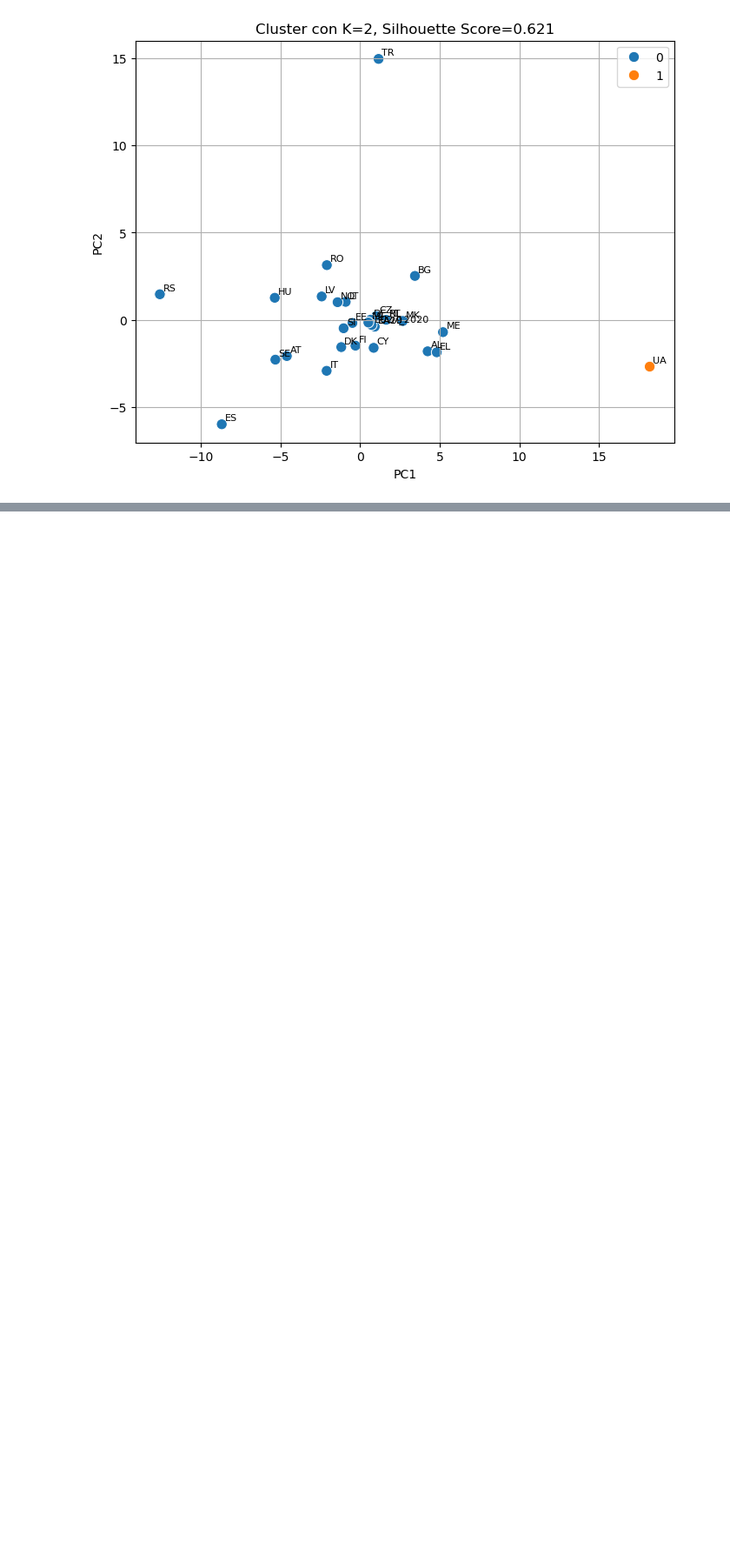
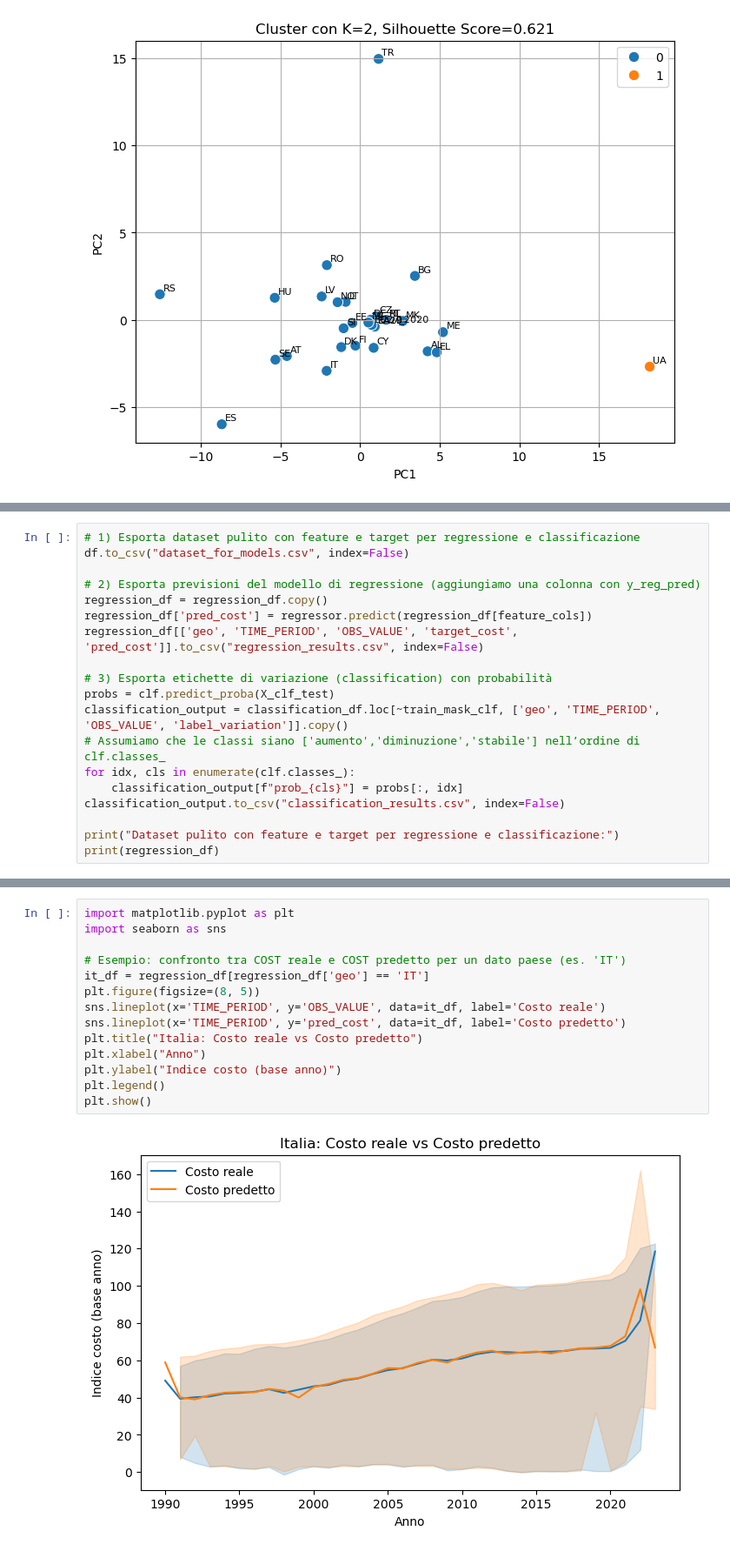
Before and after one commit to saccolucax2/DA_Project, a Jupyter notebook: code.ipynb, the cells around one changed output, grey strips where cells are left out. Shown: that part at 87% size. Cells and saved outputs as stored; diff of their text form; blank space fills up the shorter version.

```diff
--- a/code.ipynb
+++ b/code.ipynb
@@ -157,0 +491,19 @@ plt.show()
+# %%
+# 1) Esporta dataset pulito con feature e target per regressione e classificazione
+df.to_csv("dataset_for_models.csv", index=False)
+
+# 2) Esporta previsioni del modello di regressione (aggiungiamo una colonna con y_reg_pred)
+regression_df = regression_df.copy()
+regression_df['pred_cost'] = regressor.predict(regression_df[feature_cols])
+regression_df[['geo', 'TIME_PERIOD', 'OBS_VALUE', 'target_cost', 'pred_cost']].to_csv("regression_results.csv", index=False)
+
+# 3) Esporta etichette di variazione (classification) con probabilità
+probs = clf.predict_proba(X_clf_test)
+classification_output = classification_df.loc[~train_mask_clf, ['geo', 'TIME_PERIOD', 'OBS_VALUE', 'label_variation']].copy()
+# Assumiamo che le classi siano ['aumento','diminuzione','stabile'] nell’ordine di clf.classes_
+for idx, cls in enumerate(clf.classes_):
+    classification_output[f"prob_{cls}"] = probs[:, idx]
+classification_output.to_csv("classification_results.csv", index=False)
+
+print("Dataset pulito con feature e target per regressione e classificazione:")
+print(regression_df)
@@ -157,0 +549,16 @@ plt.show()
+# %%
+import matplotlib.pyplot as plt
+import seaborn as sns
+
+# Esempio: confronto tra COST reale e COST predetto per un dato paese (es. 'IT')
+it_df = regression_df[regression_df['geo'] == 'IT']
+plt.figure(figsize=(8, 5))
+sns.lineplot(x='TIME_PERIOD', y='OBS_VALUE', data=it_df, label='Costo reale')
+sns.lineplot(x='TIME_PERIOD', y='pred_cost', data=it_df, label='Costo predetto')
+plt.title("Italia: Costo reale vs Costo predetto")
+plt.xlabel("Anno")
+plt.ylabel("Indice costo (base anno)")
+plt.legend()
+plt.show()
+# %% [output]
+[figure, added]
```
Also changed, not shown: parts of 13 cells of this notebook, 3 other files.
